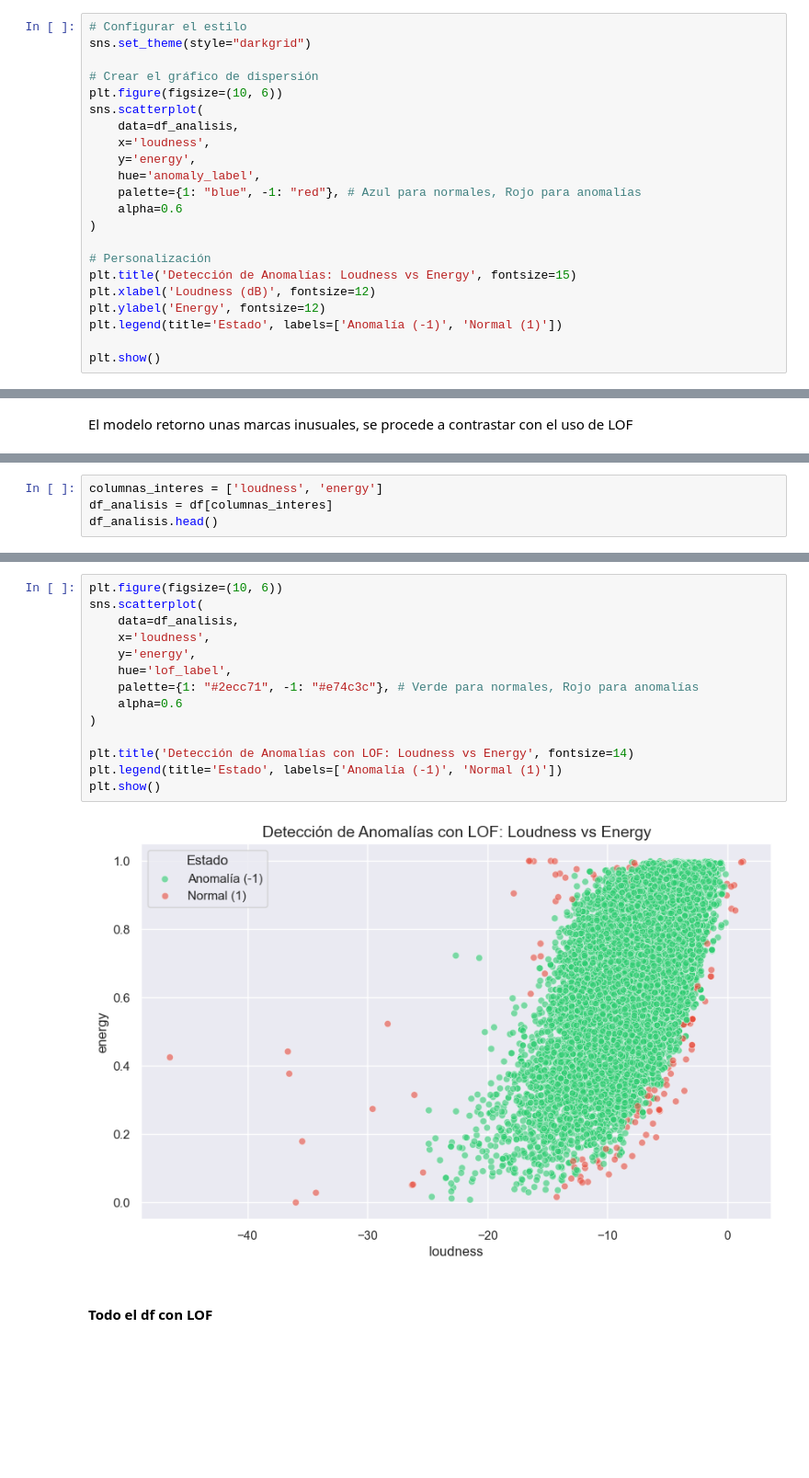
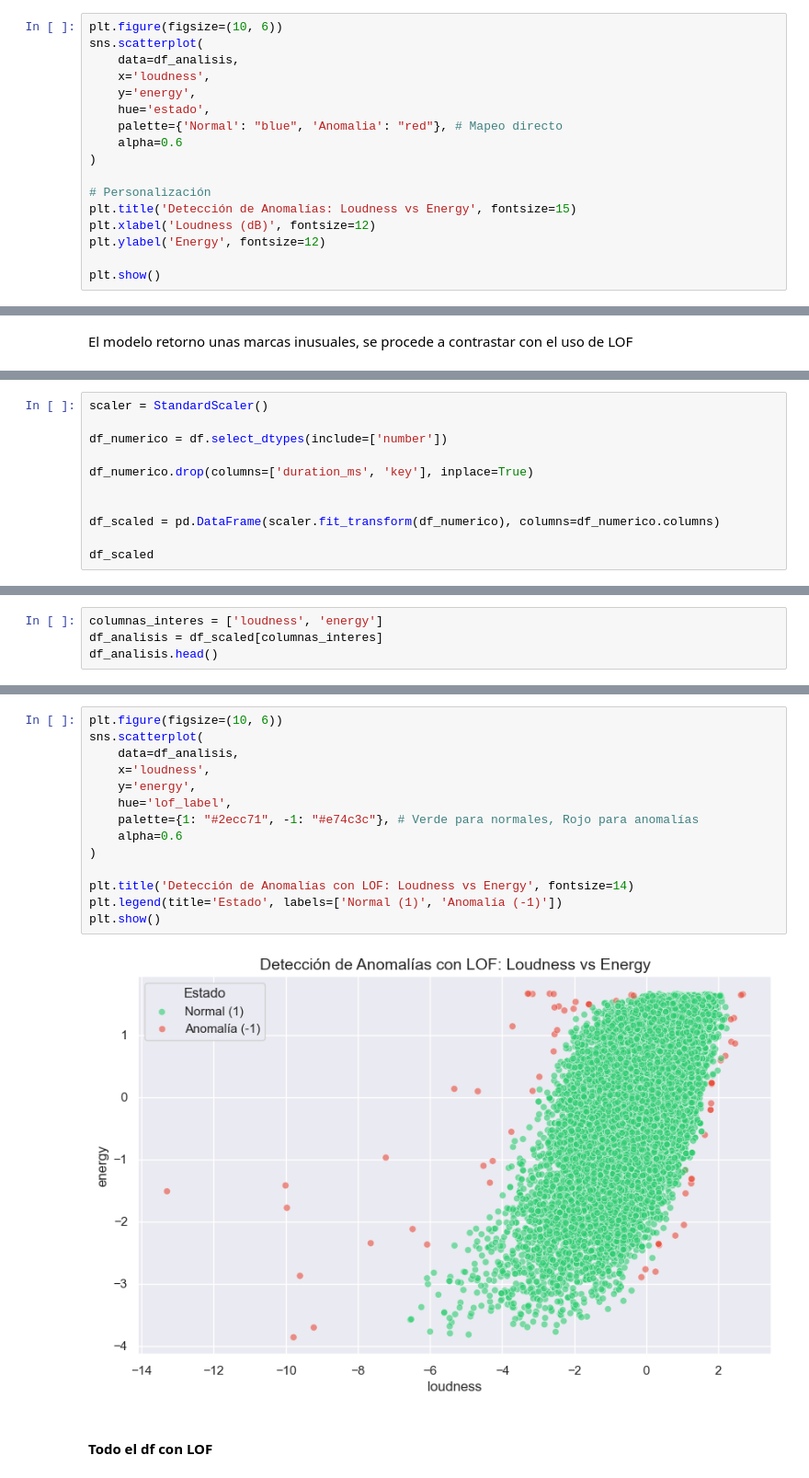
Before and after one commit to juanpablocarrillohortua/Proyecto_Data_Mining_UEC, a Jupyter notebook: notebooks/EDA_&_1st_part_notebook.ipynb, the cells around one changed output, grey strips where cells are left out. Shown at 92% size. Saved outputs shown, nothing was run; the diff lists cells and outputs as text; blank space fills up the shorter version.

Commit message:
correccion en el uso de LOF
Se escalo el df para usar LOF

```diff
--- a/notebooks/EDA_&_1st_part_notebook.ipynb
+++ b/notebooks/EDA_&_1st_part_notebook.ipynb
@@ -1316,15 +1333,11 @@ Anomalías encontradas: 7056
 # %%
-# Configurar el estilo
-sns.set_theme(style="darkgrid")
-
-# Crear el gráfico de dispersión
 plt.figure(figsize=(10, 6))
 sns.scatterplot(
     data=df_analisis,
     x='loudness',
     y='energy',
-    hue='anomaly_label',
-    palette={1: "blue", -1: "red"}, # Azul para normales, Rojo para anomalías
+    hue='estado',
+    palette={'Normal': "blue", 'Anomalia': "red"}, # Mapeo directo
     alpha=0.6
 )
 
@@ -1332,7 +1345,6 @@ sns.scatterplot(
 plt.title('Detección de Anomalías: Loudness vs Energy', fontsize=15)
 plt.xlabel('Loudness (dB)', fontsize=12)
 plt.ylabel('Energy', fontsize=12)
-plt.legend(title='Estado', labels=['Anomalía (-1)', 'Normal (1)'])
 
 plt.show()
 # %% [output]
@@ -1343,0 +1359,11 @@ El modelo retorno unas marcas inusuales, se procede a contrastar con el uso de L
+# %%
+scaler = StandardScaler()
+
+df_numerico = df.select_dtypes(include=['number'])
+
+df_numerico.drop(columns=['duration_ms', 'key'], inplace=True)
+
+
+df_scaled = pd.DataFrame(scaler.fit_transform(df_numerico), columns=df_numerico.columns)
+
+df_scaled
@@ -1344,6 +1384,6 @@ El modelo retorno unas marcas inusuales, se procede a contrastar con el uso de L
 # %%
 columnas_interes = ['loudness', 'energy']
-df_analisis = df[columnas_interes]
+df_analisis = df_scaled[columnas_interes]
 df_analisis.head()
 # %% [output]
 |  | loudness | energy |
@@ -1367,19 +1407,19 @@ df_analisis.head()
 # %%
 plt.figure(figsize=(10, 6))
 sns.scatterplot(
     data=df_analisis,
     x='loudness',
     y='energy',
     hue='lof_label',
     palette={1: "#2ecc71", -1: "#e74c3c"}, # Verde para normales, Rojo para anomalías
     alpha=0.6
 )
 
 plt.title('Detección de Anomalías con LOF: Loudness vs Energy', fontsize=14)
-plt.legend(title='Estado', labels=['Anomalía (-1)', 'Normal (1)'])
+plt.legend(title='Estado', labels=['Normal (1)', 'Anomalía (-1)'])
 plt.show()
 # %% [output]
-[figure, old version]
+[figure, new version]
 # %% [markdown]
 #### Todo el df con LOF
 # %%
```
Also changed, not shown: parts of 10 cells of this notebook, 2 other files.
